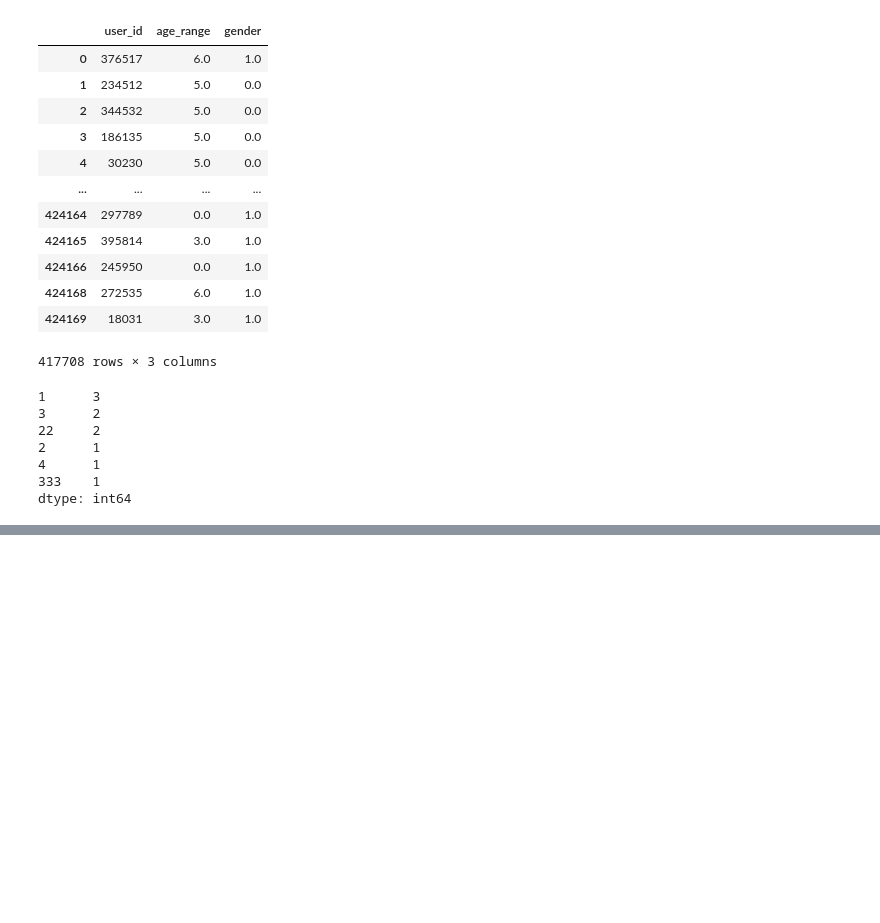
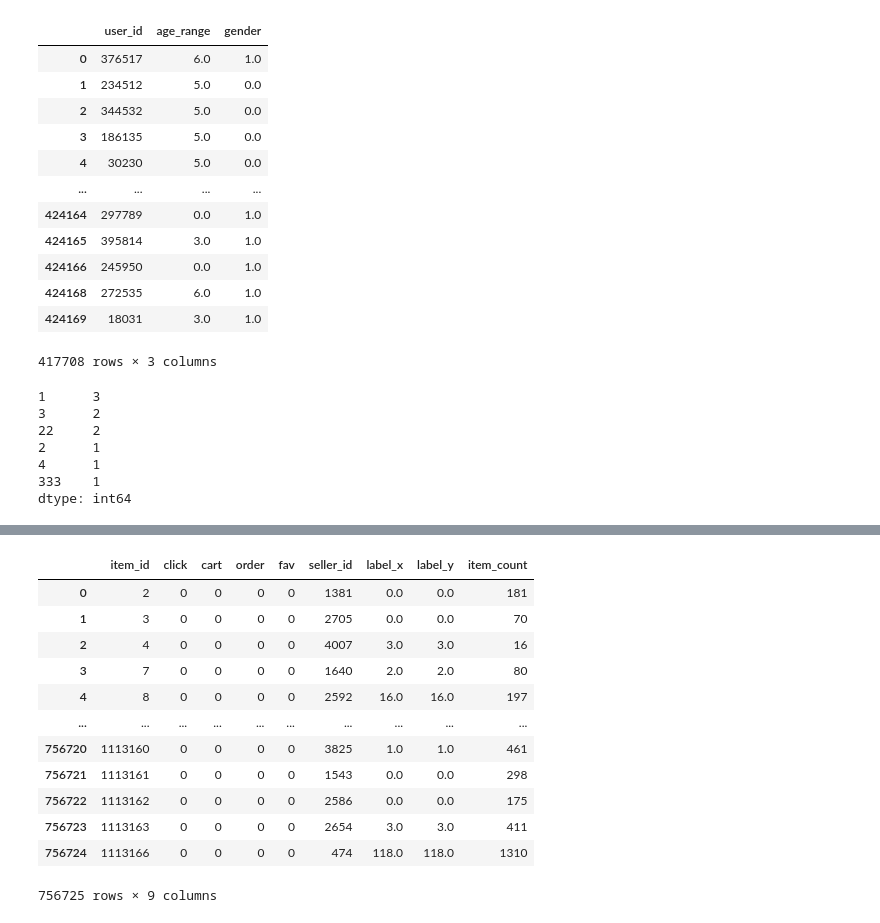
Before and after one commit to janson11/python-demo, a Jupyter notebook: day/Chapter16/Chapter16.ipynb, the cells around one changed output, grey strips where cells are left out. Cells and saved outputs as stored; diff of their text form; code cells hidden in the pictures; blank space fills up the shorter version.

```diff
--- a/day/Chapter16/Chapter16.ipynb
+++ b/day/Chapter16/Chapter16.ipynb
@@ -177,0 +306,7 @@ df_vip_user.age_range.value_counts()
+# %%
+df_seller_item_count = df_user_log[["seller_id","item_id"]]
+df_seller_item_count = df_seller_item_count.drop_duplicates("item_id")
+df_seller_item_count["item_id"] = 1
+df_seller_item_count = df_seller_item_count.groupby("seller_id").sum()
+df_seller_item_count = df_seller_item_count.rename(columns={"item_id":"item_count"})
+df_seller_item_count
@@ -177,0 +345,5 @@ df_vip_user.age_range.value_counts()
+# %%
+df_brand_item_map = df_user_log[["item_id","seller_id"]]
+df_brand_item_map = df_brand_item_map.drop_duplicates("item_id")
+df_item = df_item.merge(df_brand_item_map,how = "left", on="item_id")
+df_item
@@ -177,0 +364,3 @@ df_vip_user.age_range.value_counts()
+# %%
+df_item = df_item.merge(df_brand_user_info,how="left",on="seller_id")
+df_item
@@ -177,0 +381,4 @@ df_vip_user.age_range.value_counts()
+# %%
+df_item["label_x"] = df_item["label_x"].fillna(0)
+df_item["label_y"] = df_item["label_y"].fillna(0)
+df_item
@@ -177,0 +399,17 @@ df_vip_user.age_range.value_counts()
+# %%
+df_item = df_item.merge(df_seller_item_count,how="left",on="seller_id")
+df_item
+# %% [output]
+|  | item_id | click | cart | order | fav | seller_id | label_x | label_y | item_count |
+| 0 | 2 | 0 | 0 | 0 | 0 | 1381 | 0.0 | 0.0 | 181 |
+| 1 | 3 | 0 | 0 | 0 | 0 | 2705 | 0.0 | 0.0 | 70 |
+| 2 | 4 | 0 | 0 | 0 | 0 | 4007 | 3.0 | 3.0 | 16 |
+| 3 | 7 | 0 | 0 | 0 | 0 | 1640 | 2.0 | 2.0 | 80 |
+| 4 | 8 | 0 | 0 | 0 | 0 | 2592 | 16.0 | 16.0 | 197 |
+| ... | ... | ... | ... | ... | ... | ... | ... | ... | ... |
+| 756720 | 1113160 | 0 | 0 | 0 | 0 | 3825 | 1.0 | 1.0 | 461 |
+| 756721 | 1113161 | 0 | 0 | 0 | 0 | 1543 | 0.0 | 0.0 | 298 |
+| 756722 | 1113162 | 0 | 0 | 0 | 0 | 2586 | 0.0 | 0.0 | 175 |
+| 756723 | 1113163 | 0 | 0 | 0 | 0 | 2654 | 3.0 | 3.0 | 411 |
+| 756724 | 1113166 | 0 | 0 | 0 | 0 | 474 | 118.0 | 118.0 | 1310 |
+756725 rows × 9 columns
```
Also changed, not shown: parts of 19 cells of this notebook, 6 other files.
